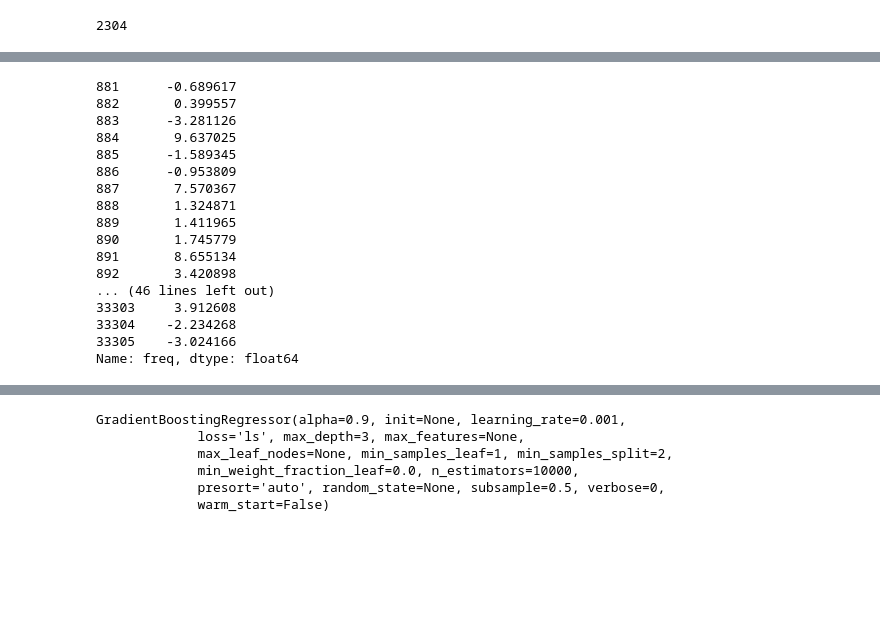
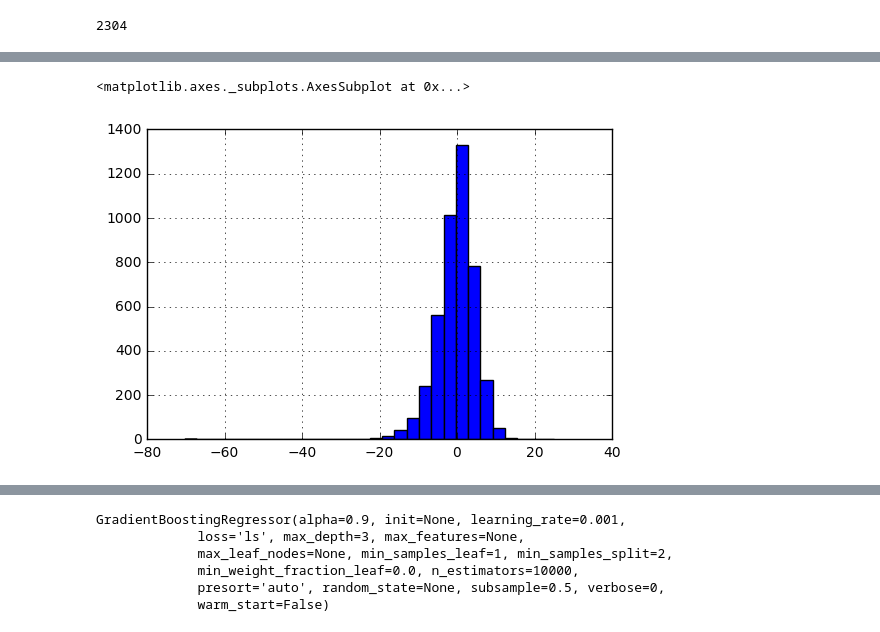
Before and after one commit to nickbuker/Rapid-Rescue, a Jupyter notebook: poisson_reg.ipynb, the cells around one changed output, grey strips where cells are left out. Drawn from its saved outputs; the diff is of its cells as text; code cells hidden in the pictures; blank space fills up the shorter version.

```diff
--- a/poisson_reg.ipynb
+++ b/poisson_reg.ipynb
@@ -122,20 +130,6 @@ mean_squared_error(y_test, y_hat)
-# %%
-print y_hat - y_test
-# %% [output]
-881      -0.689617
-882       0.399557
-883      -3.281126
-884       9.637025
-885      -1.589345
-886      -0.953809
-887       7.570367
-888       1.324871
-889       1.411965
-890       1.745779
-891       8.655134
-892       3.420898
-... (46 lines left out)
-33303     3.912608
-33304    -2.234268
-33305    -3.024166
-Name: freq, dtype: float64
+# %%
+differences = y_hat - y_test
+differences.hist(bins=30)
+# %% [output]
+<matplotlib.axes._subplots.AxesSubplot at 0x...>
+[figure, added]
```
Also changed, not shown: parts of 16 cells of this notebook.
